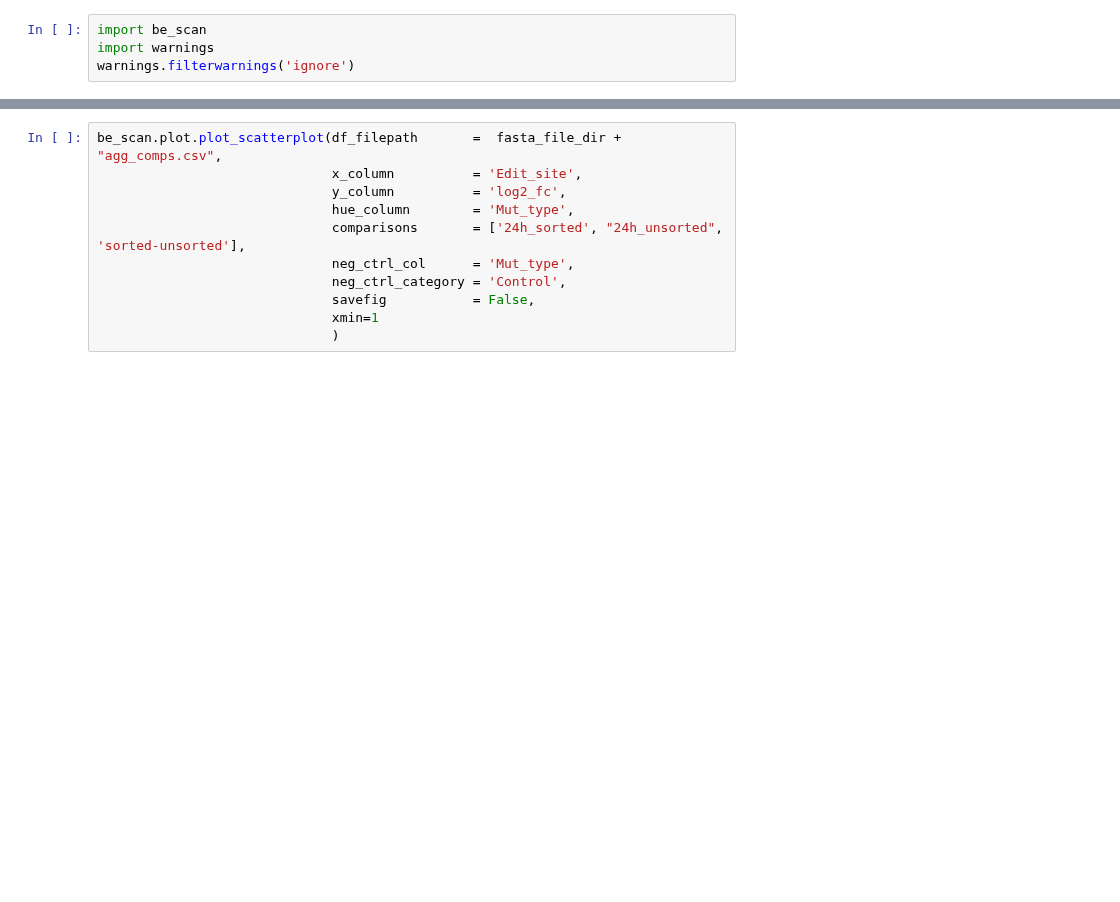
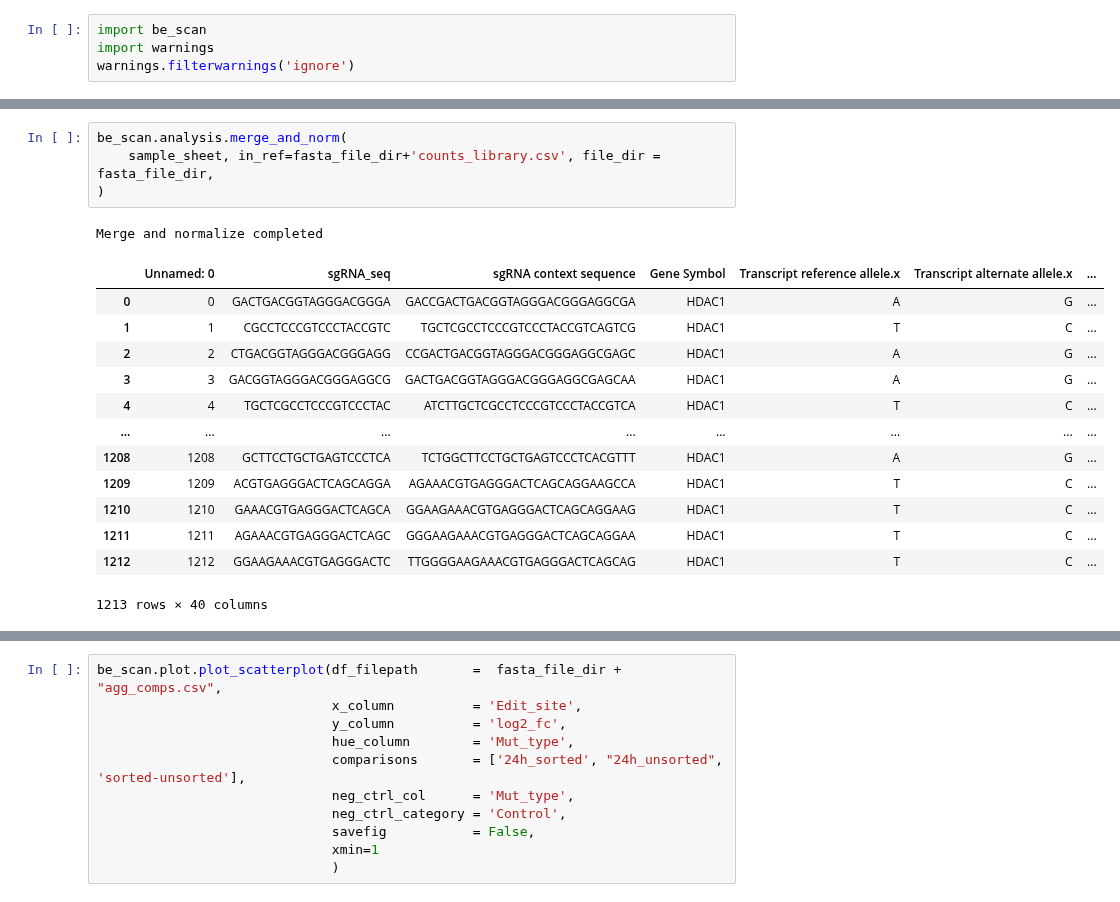
Before and after one commit to liaulab/be-scan, a Jupyter notebook: docs/source/notebooks/analysis_HDAC_CBE.ipynb, the cells around one changed output, grey strips where cells are left out. Saved outputs shown, nothing was run; the diff lists cells and outputs as text; blank space fills up the shorter version.

Commit message:
made save and return options uniform between analysis functions, generates everything into one dataframe now

```diff
--- a/docs/source/notebooks/analysis_HDAC_CBE.ipynb
+++ b/docs/source/notebooks/analysis_HDAC_CBE.ipynb
@@ -14,3 +25,22 @@ in_comparisons = '../../../tests/test_data/HDAC_data/comparisons.csv'
+# %%
+be_scan.analysis.merge_and_norm(
+    sample_sheet, in_ref=fasta_file_dir+'counts_library.csv', file_dir = fasta_file_dir,
+)
+# %% [output]
+Merge and normalize completed
+|  | Unnamed: 0 | sgRNA_seq | sgRNA context sequence | Gene Symbol | Transcript reference allele.x | Transcript alternate allele.x | ... |
+| 0 | 0 | GACTGACGGTAGGGACGGGA | GACCGACTGACGGTAGGGACGGGAGGCGA | HDAC1 | A | G | ... |
+| 1 | 1 | CGCCTCCCGTCCCTACCGTC | TGCTCGCCTCCCGTCCCTACCGTCAGTCG | HDAC1 | T | C | ... |
+| 2 | 2 | CTGACGGTAGGGACGGGAGG | CCGACTGACGGTAGGGACGGGAGGCGAGC | HDAC1 | A | G | ... |
+| 3 | 3 | GACGGTAGGGACGGGAGGCG | GACTGACGGTAGGGACGGGAGGCGAGCAA | HDAC1 | A | G | ... |
+| 4 | 4 | TGCTCGCCTCCCGTCCCTAC | ATCTTGCTCGCCTCCCGTCCCTACCGTCA | HDAC1 | T | C | ... |
+| ... | ... | ... | ... | ... | ... | ... | ... |
+| 1208 | 1208 | GCTTCCTGCTGAGTCCCTCA | TCTGGCTTCCTGCTGAGTCCCTCACGTTT | HDAC1 | A | G | ... |
+| 1209 | 1209 | ACGTGAGGGACTCAGCAGGA | AGAAACGTGAGGGACTCAGCAGGAAGCCA | HDAC1 | T | C | ... |
+| 1210 | 1210 | GAAACGTGAGGGACTCAGCA | GGAAGAAACGTGAGGGACTCAGCAGGAAG | HDAC1 | T | C | ... |
+| 1211 | 1211 | AGAAACGTGAGGGACTCAGC | GGGAAGAAACGTGAGGGACTCAGCAGGAA | HDAC1 | T | C | ... |
+| 1212 | 1212 | GGAAGAAACGTGAGGGACTC | TTGGGGAAGAAACGTGAGGGACTCAGCAG | HDAC1 | T | C | ... |
+1213 rows × 40 columns
 # %%
 be_scan.analysis.batch_process(
     sample_sheet,
```
Also changed, not shown: parts of 3 cells of this notebook, 5 other files.
